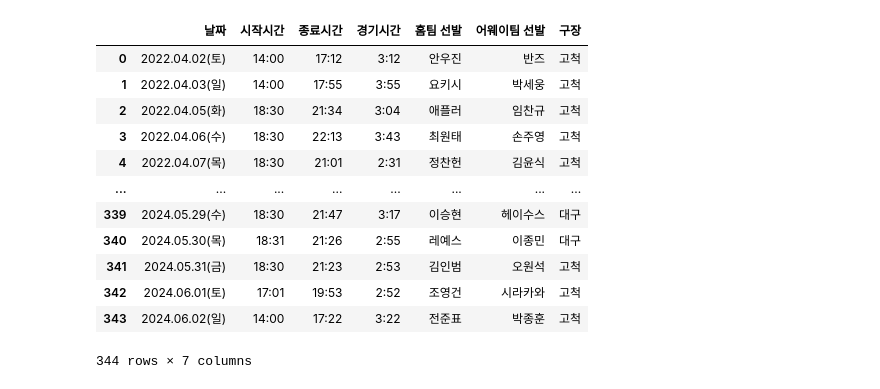
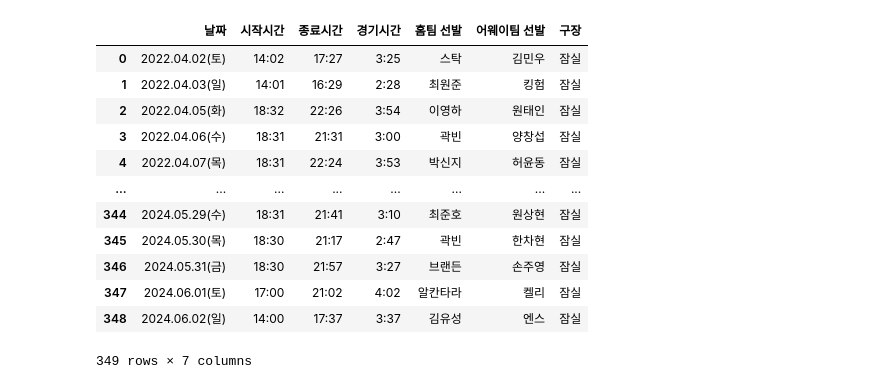
Before and after one commit to PythonProjectGroup02/KBC, a Jupyter notebook: Python/kbo_crawling.ipynb, the cells around one changed output. Saved outputs shown, nothing was run; the diff lists cells and outputs as text; code cells hidden in the pictures.

```diff
--- a/Python/kbo_crawling.ipynb
+++ b/Python/kbo_crawling.ipynb
@@ -146,3 +166,4 @@ import pandas as pd
 # %%
-kiwoom = pd.DataFrame(game_result)
-kiwoom.구장 = kiwoom.구장.str[5:]
+dusan = pd.DataFrame(game_result)
+dusan.구장 = dusan.구장.str[5:]
+dusan
@@ -149,17 +187,17 @@ kiwoom.구장 = kiwoom.구장.str[5:]
 # %%
-kiwoom.to_csv('./Data/kiwoom.csv', index=None)
-pd.read_csv('./Data/kiwoom.csv')
+dusan.to_csv('./Data/dusan.csv', index=None)
+pd.read_csv('./Data/dusan.csv')
 # %% [output]
 |  | 날짜 | 시작시간 | 종료시간 | 경기시간 | 홈팀 선발 | 어웨이팀 선발 | 구장 |
-| 0 | 2022.04.02(토) | 14:00 | 17:12 | 3:12 | 안우진 | 반즈 | 고척 |
-| 1 | 2022.04.03(일) | 14:00 | 17:55 | 3:55 | 요키시 | 박세웅 | 고척 |
-| 2 | 2022.04.05(화) | 18:30 | 21:34 | 3:04 | 애플러 | 임찬규 | 고척 |
-| 3 | 2022.04.06(수) | 18:30 | 22:13 | 3:43 | 최원태 | 손주영 | 고척 |
-| 4 | 2022.04.07(목) | 18:30 | 21:01 | 2:31 | 정찬헌 | 김윤식 | 고척 |
+| 0 | 2022.04.02(토) | 14:02 | 17:27 | 3:25 | 스탁 | 김민우 | 잠실 |
+| 1 | 2022.04.03(일) | 14:01 | 16:29 | 2:28 | 최원준 | 킹험 | 잠실 |
+| 2 | 2022.04.05(화) | 18:32 | 22:26 | 3:54 | 이영하 | 원태인 | 잠실 |
+| 3 | 2022.04.06(수) | 18:31 | 21:31 | 3:00 | 곽빈 | 양창섭 | 잠실 |
+| 4 | 2022.04.07(목) | 18:31 | 22:24 | 3:53 | 박신지 | 허윤동 | 잠실 |
 | ... | ... | ... | ... | ... | ... | ... | ... |
-| 339 | 2024.05.29(수) | 18:30 | 21:47 | 3:17 | 이승현 | 헤이수스 | 대구 |
-| 340 | 2024.05.30(목) | 18:31 | 21:26 | 2:55 | 레예스 | 이종민 | 대구 |
-| 341 | 2024.05.31(금) | 18:30 | 21:23 | 2:53 | 김인범 | 오원석 | 고척 |
-| 342 | 2024.06.01(토) | 17:01 | 19:53 | 2:52 | 조영건 | 시라카와 | 고척 |
-| 343 | 2024.06.02(일) | 14:00 | 17:22 | 3:22 | 전준표 | 박종훈 | 고척 |
+| 344 | 2024.05.29(수) | 18:31 | 21:41 | 3:10 | 최준호 | 원상현 | 잠실 |
+| 345 | 2024.05.30(목) | 18:30 | 21:17 | 2:47 | 곽빈 | 한차현 | 잠실 |
+| 346 | 2024.05.31(금) | 18:30 | 21:57 | 3:27 | 브랜든 | 손주영 | 잠실 |
+| 347 | 2024.06.01(토) | 17:00 | 21:02 | 4:02 | 알칸타라 | 켈리 | 잠실 |
+| 348 | 2024.06.02(일) | 14:00 | 17:37 | 3:37 | 김유성 | 엔스 | 잠실 |
-344 rows × 7 columns
+349 rows × 7 columns
```
Also changed, not shown: parts of 4 cells of this notebook, 5 other files.
